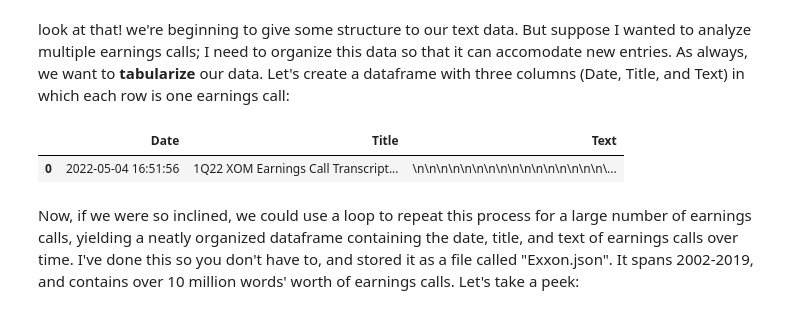
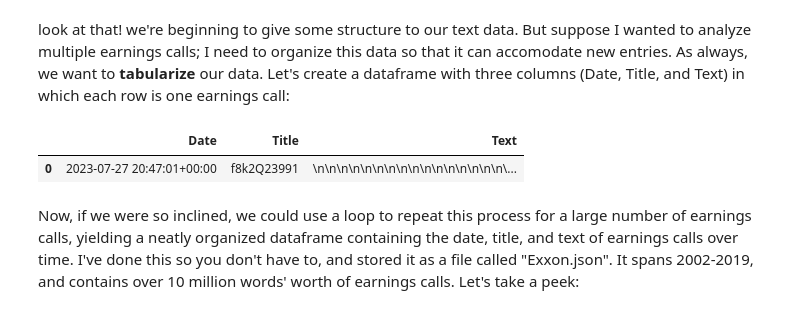
Before and after one commit to Feilusun/QM2, a Jupyter notebook: notebooks/W04. Natural Language Processing.ipynb, the cells around one changed output. Saved outputs shown, nothing was run; the diff lists cells and outputs as text; code cells hidden in the pictures.

```diff
--- a/notebooks/W04. Natural Language Processing.ipynb
+++ b/notebooks/W04. Natural Language Processing.ipynb
@@ -90,5 +98,5 @@ Now, we have an object called "raw" that contains some useful information. Notic
 # %%
-date=raw['metadata']['date']
+date=raw['metadata']['dcterms:created']
 title=raw['metadata']['dc:title']
 raw_text=raw['content']
 
@@ -102,16 +116,16 @@ look at that! we're beginning to give some structure to our text data. But suppo
 # %%
 # create a dataframe using the above data
 call=pd.DataFrame({'Date':[date],'Title':[title],'Text':[raw_text]})
 
 # remember, datetime information almost always reaches us as text.
 # we need to explicitly convert it to the datetime data type.
-call['Date']=pd.to_datetime(call['Date'], infer_datetime_format=True)
+call['Date']=pd.to_datetime(call['Date'])
 
 # Let's see what we've got.
 call
 # %% [output]
 |  | Date | Title | Text |
-| 0 | 2022-05-04 16:51:56 | 1Q22 XOM Earnings Call Transcript... | \n\n\n\n\n\n\n\n\n\n\n\n\n\n\n\n\... |
+| 0 | 2023-07-27 20:47:01+00:00 | f8k2Q23991 | \n\n\n\n\n\n\n\n\n\n\n\n\n\n\n\n\... |
 # %% [markdown]
 Now, if we were so inclined, we could use a loop to repeat this process for a large number of earnings calls, yielding a neatly organized dataframe containing the date, title, and text of earnings calls over time. I've done this so you don't have to, and stored it as a file called "Exxon.json". It spans 2002-2019, and contains over 10 million words' worth of earnings calls. Let's take a peek:
 # %%
```
Also changed, not shown: parts of 22 cells of this notebook.
